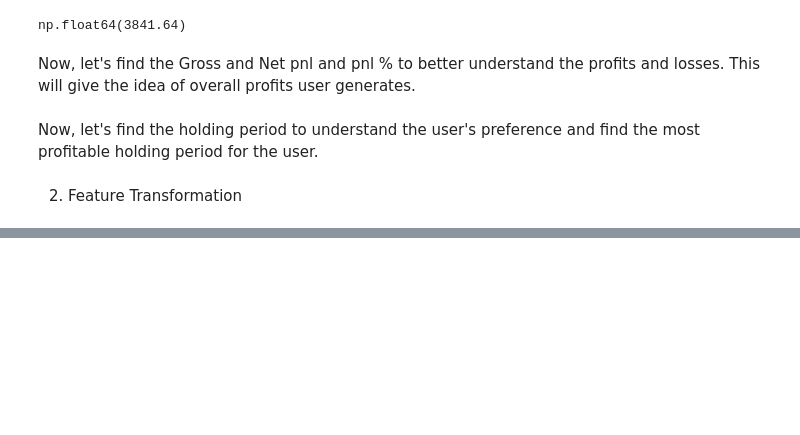
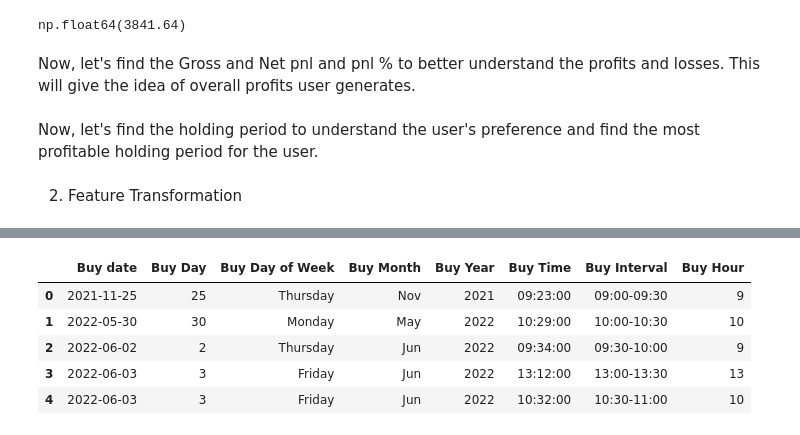
Before and after one commit to Harsh-1598/Trade_Insights, a Jupyter notebook: Data_Preprocessing.ipynb, the cells around one changed output, grey strips where cells are left out. Saved outputs shown, nothing was run; the diff lists cells and outputs as text; code cells hidden in the pictures; blank space fills up the shorter version.

```diff
--- a/Data_Preprocessing.ipynb
+++ b/Data_Preprocessing.ipynb
@@ -1131,0 +1114,15 @@ memory usage: 84.8+ KB
+# %%
+# Drop unnecessary columns (repetitive or identifiers)
+pnl = pnl.drop(columns=['Stock name', 'ISIN', 'Symbol'], errors='ignore')
+
+# Drop any duplicate records if exist
+pnl = pnl.drop_duplicates()
+
+# Create additional ratio features (optional but useful for ML)
+pnl['PnL per Trade Value'] = pnl['Net Realised P&L'] / (pnl['Buy value'] + pnl['Sell value'])
+pnl['Buy/Sell Price Ratio'] = pnl['Buy price'] / pnl['Sell price']
+
+# Replace infinite or NaN values with 0
+pnl = pnl.replace([np.inf, -np.inf], np.nan).fillna(0)
+
+pnl.info()
@@ -1131,0 +1147,9 @@ memory usage: 84.8+ KB
+# %%
+pnl[['Buy date', 'Buy Day', 'Buy Day of Week', 'Buy Month', 'Buy Year', 'Buy Time', 'Buy Interval', 'Buy Hour']].head()
+# %% [output]
+|  | Buy date | Buy Day | Buy Day of Week | Buy Month | Buy Year | Buy Time | Buy Interval | Buy Hour |
+| 0 | 2021-11-25 | 25 | Thursday | Nov | 2021 | 09:23:00 | 09:00-09:30 | 9 |
+| 1 | 2022-05-30 | 30 | Monday | May | 2022 | 10:29:00 | 10:00-10:30 | 10 |
+| 2 | 2022-06-02 | 2 | Thursday | Jun | 2022 | 09:34:00 | 09:30-10:00 | 9 |
+| 3 | 2022-06-03 | 3 | Friday | Jun | 2022 | 13:12:00 | 13:00-13:30 | 13 |
+| 4 | 2022-06-03 | 3 | Friday | Jun | 2022 | 10:32:00 | 10:30-11:00 | 10 |
```
Also changed, not shown: parts of 14 cells of this notebook, 1 other file.
